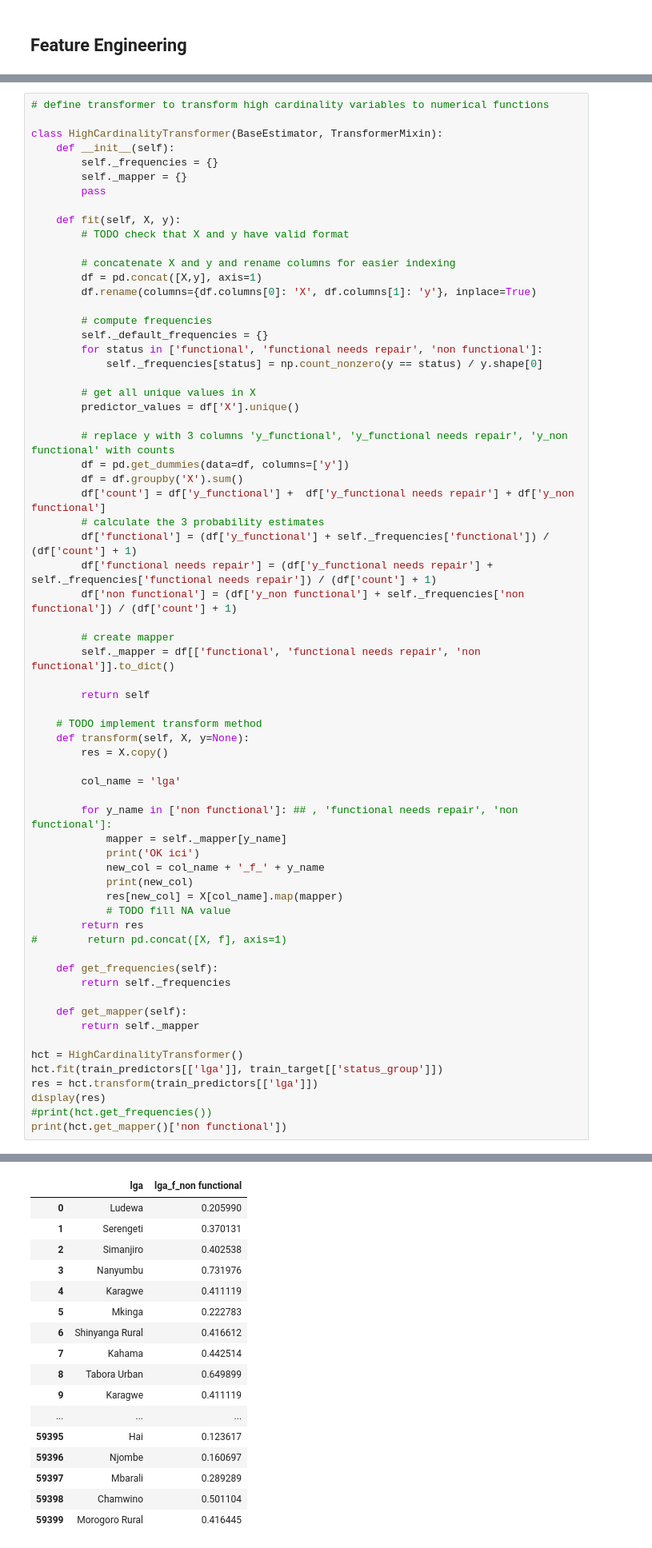
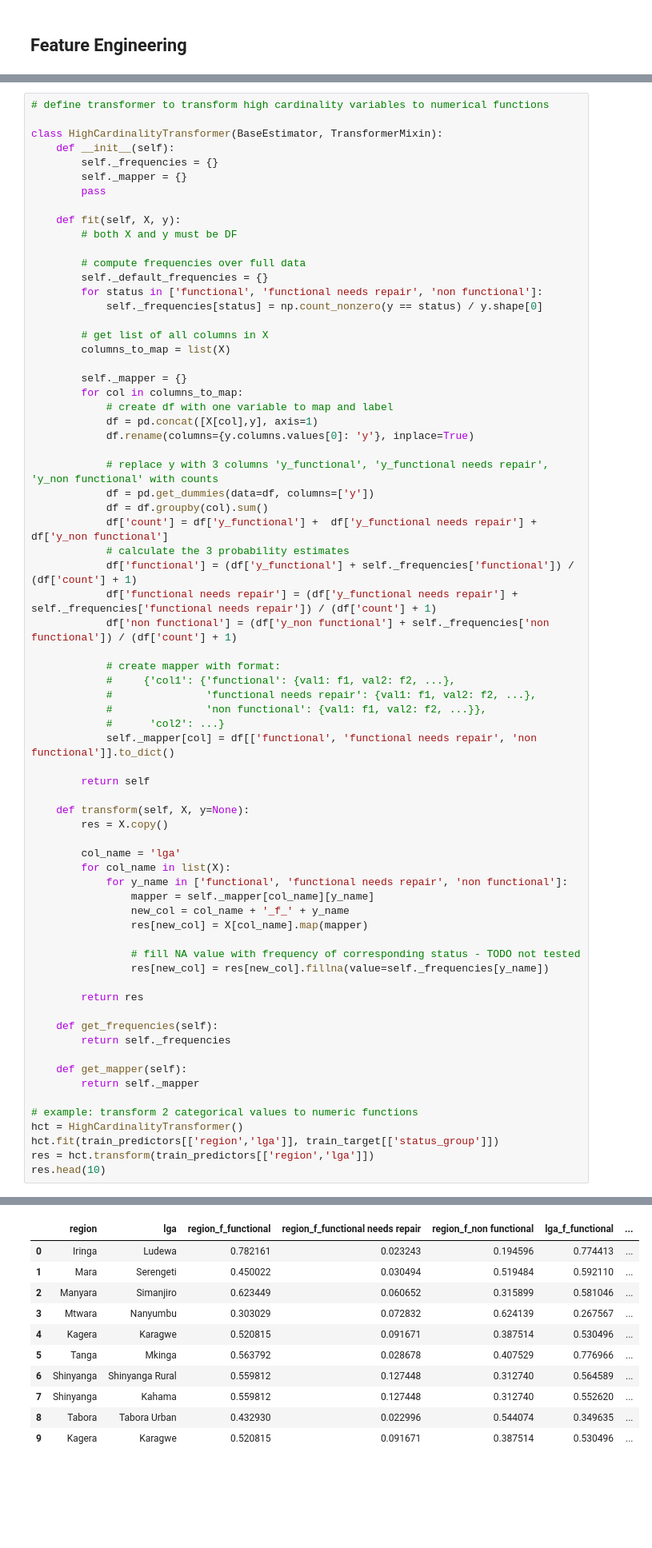
Before and after one commit to cedric-bertrand/DS-py, a Jupyter notebook: taarifa-wp/water_pumps.ipynb, the cells around one changed output, grey strips where cells are left out. Shown: that part at 80% size. Drawn from its saved outputs; the diff is of its cells as text; blank space fills up the shorter version.

Commit message:
finish HighCardinalityTransformer

```diff
--- a/taarifa-wp/water_pumps.ipynb
+++ b/taarifa-wp/water_pumps.ipynb
@@ -142,49 +142,54 @@ class HighCardinalityTransformer(BaseEstimator, TransformerMixin):
         pass
 
     def fit(self, X, y):
-        # TODO check that X and y have valid format
+        # both X and y must be DF
 
-        # concatenate X and y and rename columns for easier indexing
-        df = pd.concat([X,y], axis=1)
-        df.rename(columns={df.columns[0]: 'X', df.columns[1]: 'y'}, inplace=True)
-
-        # compute frequencies
+        # compute frequencies over full data
         self._default_frequencies = {}
         for status in ['functional', 'functional needs repair', 'non functional']:
             self._frequencies[status] = np.count_nonzero(y == status) / y.shape[0]
 
-        # get all unique values in X
-        predictor_values = df['X'].unique()
+        # get list of all columns in X
+        columns_to_map = list(X)
 
-        # replace y with 3 columns 'y_functional', 'y_functional needs repair', 'y_non functional' with counts
-        df = pd.get_dummies(data=df, columns=['y'])
-        df = df.groupby('X').sum()
-        df['count'] = df['y_functional'] +  df['y_functional needs repair'] + df['y_non functional']
-        # calculate the 3 probability estimates
-        df['functional'] = (df['y_functional'] + self._frequencies['functional']) / (df['count'] + 1)
-        df['functional needs repair'] = (df['y_functional needs repair'] + self._frequencies['functional needs repair']) / (df['count'] + 1)
-        df['non functional'] = (df['y_non functional'] + self._frequencies['non functional']) / (df['count'] + 1)
+        self._mapper = {}
+        for col in columns_to_map:
+            # create df with one variable to map and label
+            df = pd.concat([X[col],y], axis=1)
+            df.rename(columns={y.columns.values[0]: 'y'}, inplace=True)
 
-        # create mapper
-        self._mapper = df[['functional', 'functional needs repair', 'non functional']].to_dict()
+            # replace y with 3 columns 'y_functional', 'y_functional needs repair', 'y_non functional' with counts
+            df = pd.get_dummies(data=df, columns=['y'])
+            df = df.groupby(col).sum()
+            df['count'] = df['y_functional'] +  df['y_functional needs repair'] + df['y_non functional']
+            # calculate the 3 probability estimates
+            df['functional'] = (df['y_functional'] + self._frequencies['functional']) / (df['count'] + 1)
+            df['functional needs repair'] = (df['y_functional needs repair'] + self._frequencies['functional needs repair']) / (df['count'] + 1)
+            df['non functional'] = (df['y_non functional'] + self._frequencies['non functional']) / (df['count'] + 1)
+
+            # create mapper with format:
+            #     {'col1': {'functional': {val1: f1, val2: f2, ...},
+            #               'functional needs repair': {val1: f1, val2: f2, ...},
+            #               'non functional': {val1: f1, val2: f2, ...}},
+            #      'col2': ...}
+            self._mapper[col] = df[['functional', 'functional needs repair', 'non functional']].to_dict()
 
         return self
 
-    # TODO implement transform method
     def transform(self, X, y=None):
         res = X.copy()
 
         col_name = 'lga'
+        for col_name in list(X):
+            for y_name in ['functional', 'functional needs repair', 'non functional']:
+                mapper = self._mapper[col_name][y_name]
+                new_col = col_name + '_f_' + y_name
+                res[new_col] = X[col_name].map(mapper)
 
-        for y_name in ['non functional']: ## , 'functional needs repair', 'non functional']:
-            mapper = self._mapper[y_name]
-            print('OK ici')
-            new_col = col_name + '_f_' + y_name
-            print(new_col)
-            res[new_col] = X[col_name].map(mapper)
-            # TODO fill NA value
+                # fill NA value with frequency of corresponding status - TODO not tested
+                res[new_col] = res[new_col].fillna(value=self._frequencies[y_name])
+
         return res
-#        return pd.concat([X, f], axis=1)
 
     def get_frequencies(self):
         return self._frequencies
@@ -192,11 +197,10 @@ class HighCardinalityTransformer(BaseEstimator, TransformerMixin):
     def get_mapper(self):
         return self._mapper
 
+# example: transform 2 categorical values to numeric functions
 hct = HighCardinalityTransformer()
-hct.fit(train_predictors[['lga']], train_target[['status_group']])
-res = hct.transform(train_predictors[['lga']])
-display(res)
-#print(hct.get_frequencies())
-print(hct.get_mapper()['non functional'])
+hct.fit(train_predictors[['region','lga']], train_target[['status_group']])
+res = hct.transform(train_predictors[['region','lga']])
+res.head(10)
 # %% [output]
 HighCardinalityTransformer()
@@ -205,17 +207,11 @@ lga_f_non functional
-|  | lga | lga_f_non functional |
-| 0 | Ludewa | 0.205990 |
-| 1 | Serengeti | 0.370131 |
-| 2 | Simanjiro | 0.402538 |
-| 3 | Nanyumbu | 0.731976 |
-| 4 | Karagwe | 0.411119 |
-| 5 | Mkinga | 0.222783 |
-| 6 | Shinyanga Rural | 0.416612 |
-| 7 | Kahama | 0.442514 |
-| 8 | Tabora Urban | 0.649899 |
-| 9 | Karagwe | 0.411119 |
-| ... | ... | ... |
-| 59395 | Hai | 0.123617 |
-| 59396 | Njombe | 0.160697 |
-| 59397 | Mbarali | 0.289289 |
-| 59398 | Chamwino | 0.501104 |
-| 59399 | Morogoro Rural | 0.416445 |
+|  | region | lga | region_f_functional | region_f_functional needs repair | region_f_non functional | lga_f_functional | ... |
+| 0 | Iringa | Ludewa | 0.782161 | 0.023243 | 0.194596 | 0.774413 | ... |
+| 1 | Mara | Serengeti | 0.450022 | 0.030494 | 0.519484 | 0.592110 | ... |
+| 2 | Manyara | Simanjiro | 0.623449 | 0.060652 | 0.315899 | 0.581046 | ... |
+| 3 | Mtwara | Nanyumbu | 0.303029 | 0.072832 | 0.624139 | 0.267567 | ... |
+| 4 | Kagera | Karagwe | 0.520815 | 0.091671 | 0.387514 | 0.530496 | ... |
+| 5 | Tanga | Mkinga | 0.563792 | 0.028678 | 0.407529 | 0.776966 | ... |
+| 6 | Shinyanga | Shinyanga Rural | 0.559812 | 0.127448 | 0.312740 | 0.564589 | ... |
+| 7 | Shinyanga | Kahama | 0.559812 | 0.127448 | 0.312740 | 0.552620 | ... |
+| 8 | Tabora | Tabora Urban | 0.432930 | 0.022996 | 0.544074 | 0.349635 | ... |
+| 9 | Kagera | Karagwe | 0.520815 | 0.091671 | 0.387514 | 0.530496 | ... |
```
Also changed, not shown: parts of 1 cell of this notebook.
